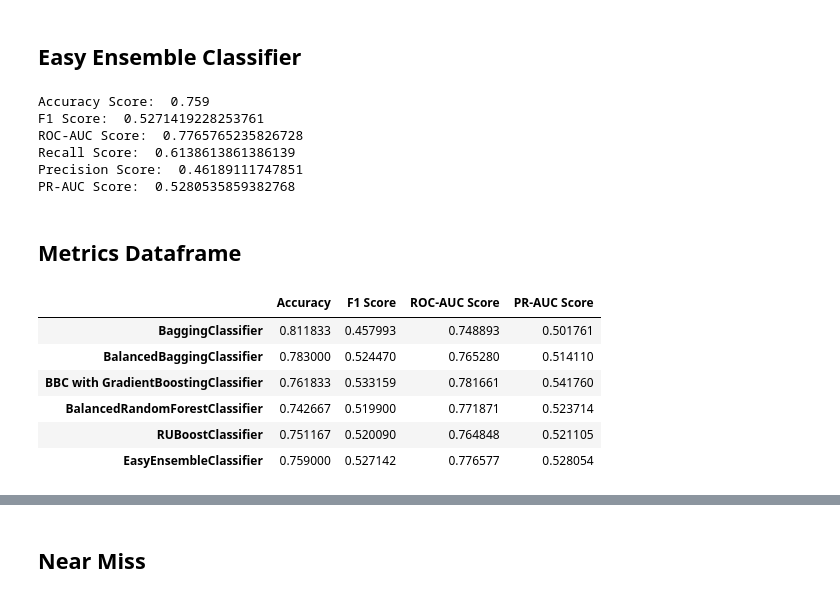
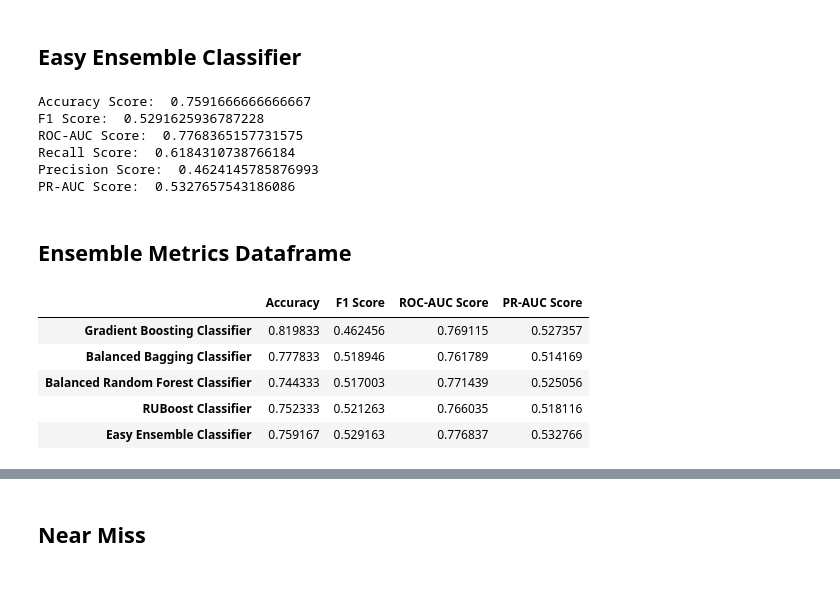
Before and after one commit to datascisteven/Medium-Blogs, a Jupyter notebook: Class_Imbalance.ipynb, the cells around one changed output, grey strips where cells are left out. Saved outputs shown, nothing was run; the diff lists cells and outputs as text; code cells hidden in the pictures.

```diff
--- a/Class_Imbalance.ipynb
+++ b/Class_Imbalance.ipynb
@@ -42,0 +37,8 @@ validate = pickle.load(pickle_in)
+# %%
+df = pd.read_excel("data/default of credit card clients.xls")
+new_header = df.iloc[0]
+df = df[1:]
+df.columns = new_header
+df = df.rename(columns={"default payment next month": "default"})
+df = df.drop(columns=["ID"], axis=1)
+df.head()
@@ -43,5 +87,13 @@ validate = pickle.load(pickle_in)
+# %%
+X = df.drop(["default"], axis=1)
+y = df["default"]
+y = y.astype('int')
+# split the full data 80:20 into training:validation sets
+X_train, X_val, y_train, y_val = train_test_split(X, y, train_size=0.8, random_state=42)
+train = pd.concat([X_train, y_train], axis=1)
+val = pd.concat([X_val, y_val], axis=1)
 # %%
 X_train = train.drop(["default"], axis=1)
 y_train = train["default"]
-X_valid = validate.drop(["default"], axis=1)
-y_valid = validate["default"]
+X_valid = val.drop(["default"], axis=1)
+y_valid = val["default"]
@@ -419,57 +216,51 @@ PR-AUC Score:  0.5211050914562826
 # %%
 eec = EasyEnsembleClassifier(random_state=42).fit(X_train_ss, y_train)
 y_pred_eec = eec.predict(X_valid_ss)
-get_metric(X_valid_ss, y_valid, y_pred_eec, eec)
+get_metrics(X_valid_ss, y_valid, y_pred_eec, eec)
 # %% [output]
-Accuracy Score:  0.759
-F1 Score:  0.5271419228253761
-ROC-AUC Score:  0.7765765235826728
-Recall Score:  0.6138613861386139
-Precision Score:  0.46189111747851
-PR-AUC Score:  0.5280535859382768
+Accuracy Score:  0.7591666666666667
+F1 Score:  0.5291625936787228
+ROC-AUC Score:  0.7768365157731575
+Recall Score:  0.6184310738766184
+Precision Score:  0.4624145785876993
+PR-AUC Score:  0.5327657543186086
 # %% [markdown]
-## Metrics Dataframe
+## Ensemble Metrics Dataframe
 # %%
-data = {'Accuracy': [accuracy_score(y_valid, y_pred_bc),
+data = {'Accuracy': [accuracy_score(y_valid, y_pred),
                      accuracy_score(y_valid, y_pred_bbc),
-                     accuracy_score(y_valid, y_pred_bbc3),
                      accuracy_score(y_valid, y_pred_brf),
                      accuracy_score(y_valid, y_pred_rbc),
                      accuracy_score(y_valid, y_pred_eec)],
-        'F1 Score': [f1_score(y_valid, y_pred_bc),
+        'F1 Score': [f1_score(y_valid, y_pred),
                      f1_score(y_valid, y_pred_bbc),
-                     f1_score(y_valid, y_pred_bbc3),
                      f1_score(y_valid, y_pred_brf),
                      f1_score(y_valid, y_pred_rbc),
                      f1_score(y_valid, y_pred_eec)],
-        'ROC-AUC Score': [auc(X_valid_ss, y_valid, bc),
+        'ROC-AUC Score': [auc(X_valid_ss, y_valid, gbc),
                           auc(X_valid_ss, y_valid, bbc),
-                          auc(X_valid_ss, y_valid, bbc3),
                           auc(X_valid_ss, y_valid, brf),
                           auc(X_valid_ss, y_valid, rbc),
                           auc(X_valid_ss, y_valid, eec)],
-        'PR-AUC Score': [aps(X_valid_ss, y_valid, bc),
+        'PR-AUC Score': [aps(X_valid_ss, y_valid, gbc),
                          aps(X_valid_ss, y_valid, bbc),
-                         aps(X_valid_ss, y_valid, bbc3),
                          aps(X_valid_ss, y_valid, brf),
                          aps(X_valid_ss, y_valid, rbc),
                          aps(X_valid_ss, y_valid, eec)]}
 
-scores = pd.DataFrame(data=data, index = ['BaggingClassifier',
-                                          'BalancedBaggingClassifier',
-                                          'BBC with GradientBoostingClassifier',
-                                          'BalancedRandomForestClassifier',
-                                          'RUBoostClassifier',
-                                          'EasyEnsembleClassifier'])
+scores = pd.DataFrame(data=data, index = ['Gradient Boosting Classifier',
+                                          'Balanced Bagging Classifier',
+                                          'Balanced Random Forest Classifier',
+                                          'RUBoost Classifier',
+                                          'Easy Ensemble Classifier'])
 
 scores
 # %% [output]
 |  | Accuracy | F1 Score | ROC-AUC Score | PR-AUC Score |
-| BaggingClassifier | 0.811833 | 0.457993 | 0.748893 | 0.501761 |
-| BalancedBaggingClassifier | 0.783000 | 0.524470 | 0.765280 | 0.514110 |
-| BBC with GradientBoostingClassifier | 0.761833 | 0.533159 | 0.781661 | 0.541760 |
-| BalancedRandomForestClassifier | 0.742667 | 0.519900 | 0.771871 | 0.523714 |
-| RUBoostClassifier | 0.751167 | 0.520090 | 0.764848 | 0.521105 |
-| EasyEnsembleClassifier | 0.759000 | 0.527142 | 0.776577 | 0.528054 |
+| Gradient Boosting Classifier | 0.819833 | 0.462456 | 0.769115 | 0.527357 |
+| Balanced Bagging Classifier | 0.777833 | 0.518946 | 0.761789 | 0.514169 |
+| Balanced Random Forest Classifier | 0.744333 | 0.517003 | 0.771439 | 0.525056 |
+| RUBoost Classifier | 0.752333 | 0.521263 | 0.766035 | 0.518116 |
+| Easy Ensemble Classifier | 0.759167 | 0.529163 | 0.776837 | 0.532766 |
 # %%
 scores.to_csv("data/scores.csv")
```
Also changed, not shown: parts of 67 cells of this notebook, 14 other files.
